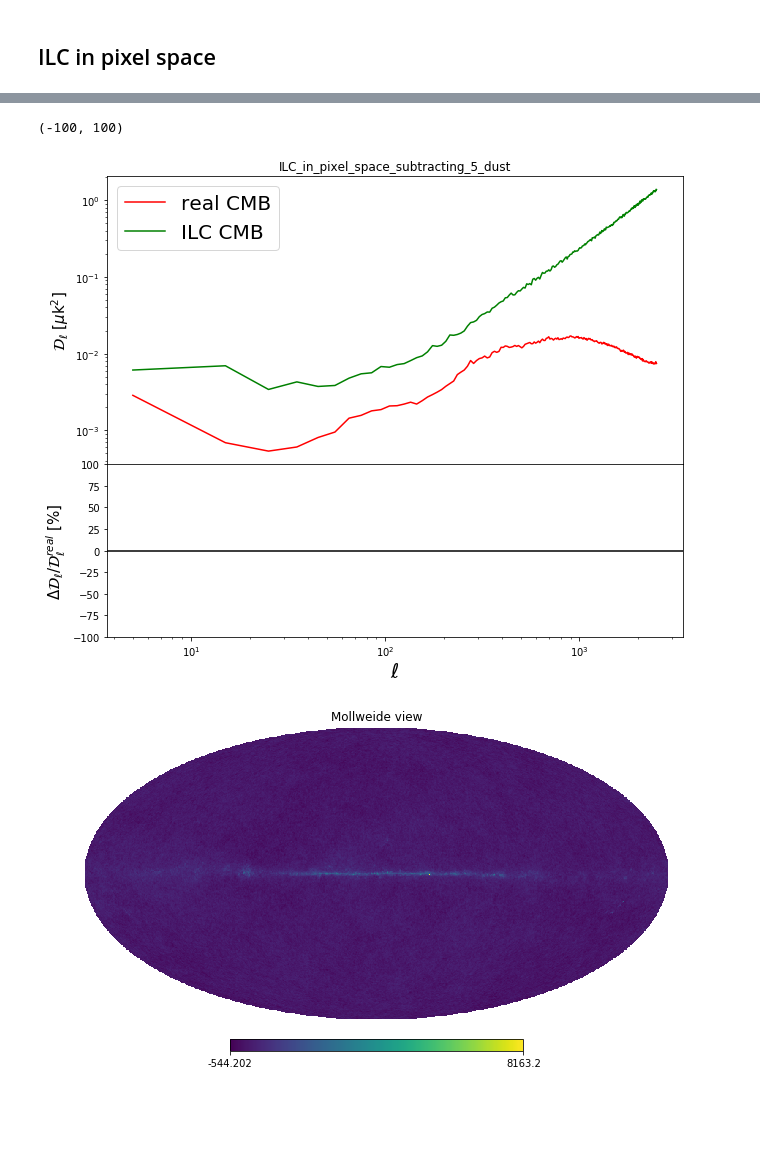
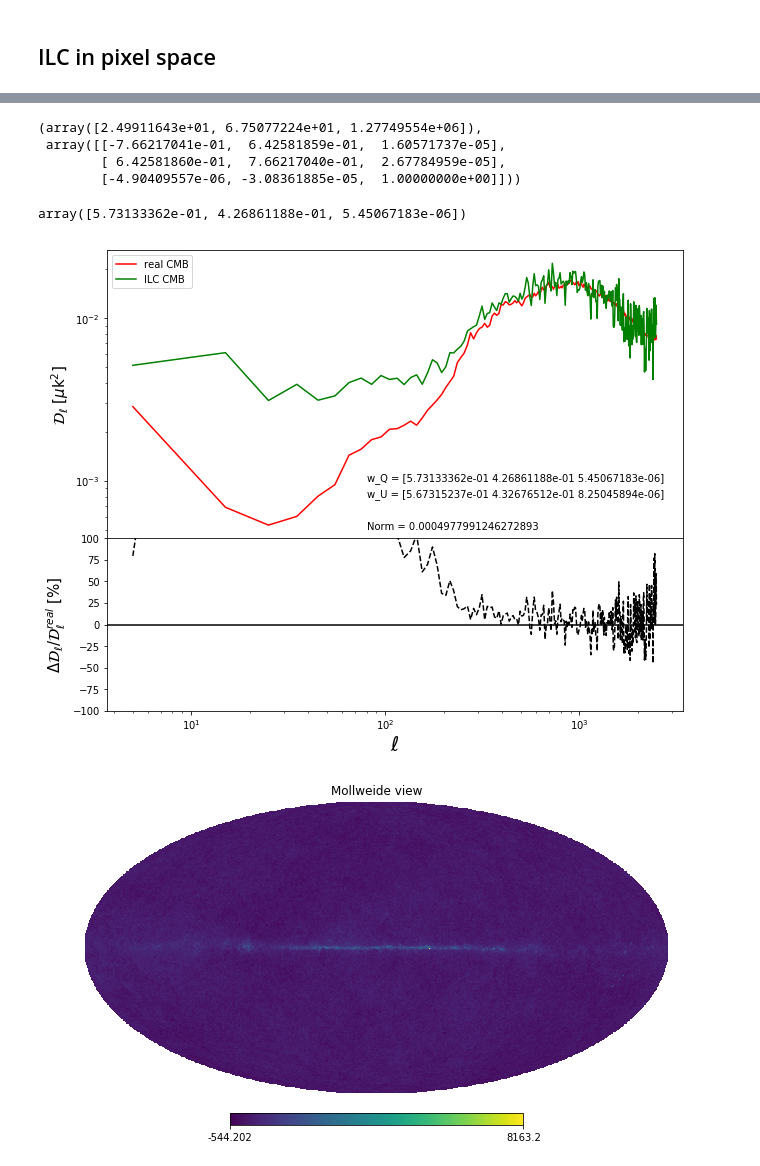
Before and after one commit to yaojian95/Ali_foreground, a Jupyter notebook: codes/Foregrounds.ipynb, the cells around one changed output, grey strips where cells are left out. Saved outputs shown, nothing was run; the diff lists cells and outputs as text; code cells hidden in the pictures; blank space fills up the shorter version.

```diff
--- a/codes/Foregrounds.ipynb
+++ b/codes/Foregrounds.ipynb
@@ -375,0 +428,2 @@ plt.savefig('/home/jianyao/Ali_maps/results/1106_ILC_dust_level_pixel_space/Ell_
+# %%
+total_B= QU2B(total)
@@ -376,5 +494,9 @@ plt.savefig('/home/jianyao/Ali_maps/results/1106_ILC_dust_level_pixel_space/Ell_
 # %% [markdown]
 ## ILC in pixel space
+# %%
+cmb_ma = Mask(cmb)
+cmb_cls = hp.anafast(cmb_ma, lmax = lmax, nspec = 3)
+cls = bin_l(cmb_cls[2])
 # %%
 index = np.arange(12*nside**2)
 mask_index = index[ali_ma == 1]
@@ -420,8 +547,7 @@ for i in range(Nf):
     w_U[i] = np.sum(Cov_U_inv[i,:])/np.sum(Cov_U_inv)
 
 
-
 cmb_Q = np.dot(w_Q, total_Q)
 cmb_U = np.dot(w_U, total_U)
 
-#noise_ilc_q = np.dot(w_Q, noise_Q); noise_ilc_u = np.dot(w_U, noise_U)
+noise_ilc_q = np.dot(w_Q, noise_Q); noise_ilc_u = np.dot(w_U, noise_U)
@@ -428,6 +568,22 @@ cmb_U = np.dot(w_U, total_U)
+# %%
+np.linalg.eig(Cov_Q) ## 10
+# %% [output]
+(array([2.49911643e+01, 6.75077224e+01, 1.27749554e+06]),
+ array([[-7.66217041e-01,  6.42581859e-01,  1.60571737e-05],
+        [ 6.42581860e-01,  7.66217040e-01,  2.67784959e-05],
+        [-4.90409557e-06, -3.08361885e-05,  1.00000000e+00]]))
+# %%
+w_Q
+# %% [output]
+array([5.73133362e-01, 4.26861188e-01, 5.45067183e-06])
 # %%
 cmb_I = np.zeros_like(cmb_Q);
 cmb_ILC_pix = np.row_stack((cmb_I, cmb_Q, cmb_U))
 
-# noise_I = np.zeros_like(noise_ilc_q)
-# noise_ilc_pix = np.row_stack((noise_I, noise_ilc_q, noise_ilc_u))
+noise_I = np.zeros_like(noise_ilc_q)
+noise_ilc_pix = np.row_stack((noise_I, noise_ilc_q, noise_ilc_u))
+
+cls_ILC_pix = hp.anafast(cmb_ILC_pix, lmax = lmax, nspec = 3)
+nl_ilc_pix = hp.anafast(noise_ilc_pix, lmax = lmax, nspec = 3)
+cls_pix = bin_l(cls_ILC_pix[2])
+nl_pix = bin_l(nl_ilc_pix[2])
@@ -440,41 +590,36 @@ cls_pix = bin_l(cls_ILC_pix[2])
 # %%
 plt.figure(figsize = (10, 8))
 ell = np.arange(len(cls_ILC_pix[2]))
-# plt.loglog(ell, ell*(ell+1)*(cls_ILC_pix[2]- nl_ilc_pix[2])/2/np.pi , 'g-', label = 'cmb_ILC')
-# plt.loglog(ell, ell*(ell+1)*(nl_ilc_pix[2])/2/np.pi, 'b-', label = 'noise')
-# plt.loglog(Ell, Ell*(Ell+1)/2/np.pi*cls, 'r-',label = 'real CMB')
-# plt.xlabel('$\ell$', fontsize = 20);
-# plt.ylabel(r'$\mathcal{D}_{\ell}$ [$\mu$k$^2$]', fontsize = 20)
-# plt.title('ILC_in_pixel_space_subtracting_%s_dust'%frac)
-# plt.legend(fontsize = 20)
-# # plt.savefig('ILC_pixel_space_0.5*dust.png', format = 'png')
 
-
-
+cls_ilc_de = cls_pix - nl_pix
 fig1 = plt.figure(1, figsize=(10,8))
 plt.axis('off')
 frame1=fig1.add_axes((.1,.4,.8,.5)) # x0, y0, width, height
 plt.loglog(Ell, Ell*(Ell+1)/2/np.pi*cls, 'r-',label = 'real CMB')
-plt.loglog(Ell, Ell*(Ell+1)/2/np.pi*(cls_pix ), 'g-', label = 'ILC CMB') #- nl_pix
+plt.loglog(Ell, Ell*(Ell+1)/2/np.pi*cls_ilc_de, 'g-', label = 'ILC CMB') #
 # plt.loglog(Ell, Ell*(Ell+1)/2/np.pi*nl_pix, 'b--', label = 'noise_ilc')
 
 # plt.loglog(Ell, Ell*(Ell+1)/2/np.pi*cl_extra, 'b-',label = 'extra CMB')
 
 plt.xlabel('$\ell$', fontsize = 20);
 plt.ylabel(r'$\mathcal{D}_{\ell}$ [$\mu$k$^2$]', fontsize = 15)
-plt.legend(fontsize = 20)
-plt.title('ILC_in_pixel_space_subtracting_%s_dust'%frac)
-plt.legend(fontsize = 20)
+plt.legend(fontsize = 10)
+# plt.title('%s_dust_%s_noise_pixel.png'%(ff, fn))
+plt.legend(fontsize = 10)
+norm = np.linalg.norm(cls_ilc_de - cls)
+plt.text(80, 0.5*1e-3, 'Norm = %s'%norm)
+plt.text(80, 1e-3, 'w_Q = %s'%w_Q)
+plt.text(80, 0.8*1e-3, 'w_U = %s'%w_U)
 
 frame2=fig1.add_axes((.1,.1,.8,.3))
-plt.semilogx(Ell, (cls_pix - cls)/cls*100, 'k--')
+plt.semilogx(Ell, (cls_ilc_de - cls)/cls*100, 'k--')
 plt.axhline(0,color = 'k')
 plt.ylabel(r'$\Delta \mathcal{D}_\ell$/$\mathcal{D}^{real}_{\ell} $ [%]', fontsize = 15);plt.xlabel(r'$\ell$', fontsize = 20)
 plt.ylim(-100, 100)
-# plt.savefig('/home/jianyao/Ali_maps/results/1106_ILC_dust_level_pixel_space/Ell_%s_dust_pixel_ILC_corrected.png'%frac, format = 'png')
+
+plt.savefig('/home/jianyao/Ali_maps/results/1127/3fre_wt_10noise_wo_extra.png', format = 'png')
 # %% [output]
-(-100, 100)
-[figure, old version]
+[figure, new version]
 # %%
 Cov = np.zeros((Nf, Nf)); w_real = np.zeros(Nf)
 for i in range(Nf):
```
Also changed, not shown: parts of 29 cells of this notebook.
